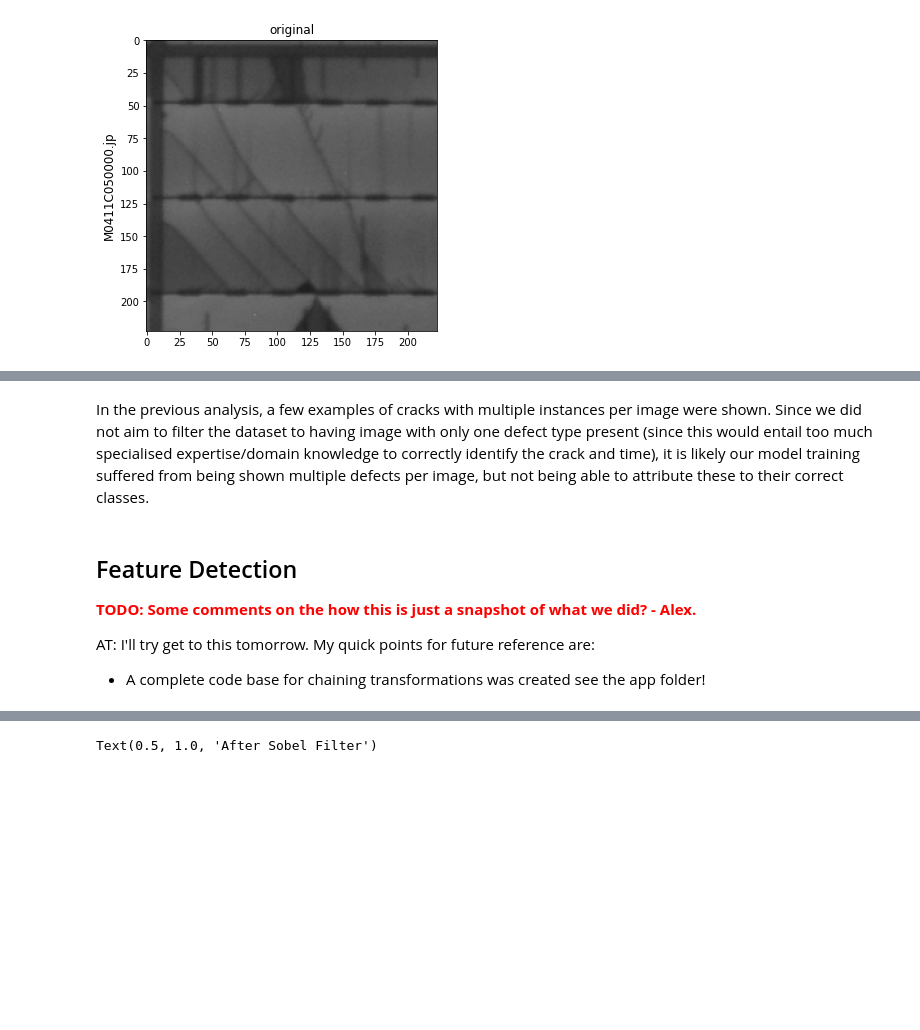
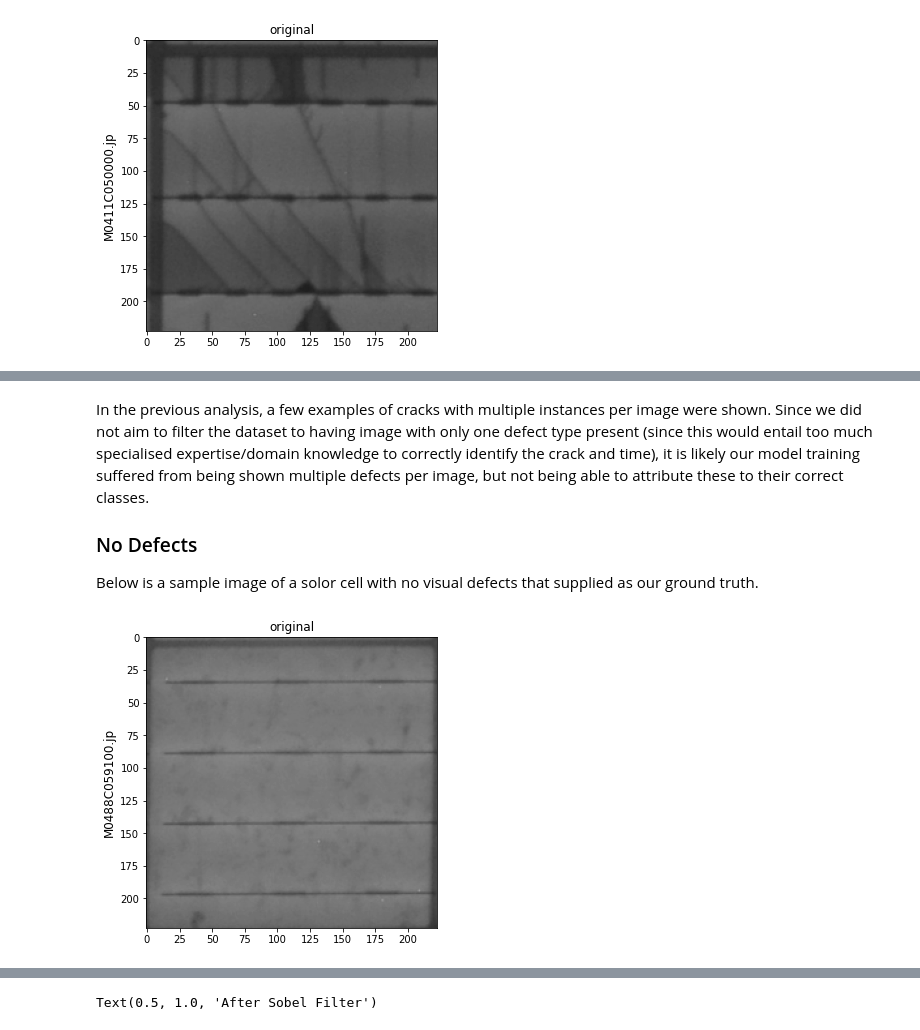
Before and after one commit to atox120/w281_finalproject_solascan, a Jupyter notebook: notebooks/main.ipynb, the cells around one changed output, grey strips where cells are left out. Saved outputs shown, nothing was run; the diff lists cells and outputs as text; code cells hidden in the pictures; blank space fills up the shorter version.

```diff
--- a/notebooks/main.ipynb
+++ b/notebooks/main.ipynb
@@ -206,10 +207,9 @@ show_example_image('Isolated', seed=1)
 # %% [markdown]
 In the previous analysis, a few examples of cracks with multiple instances per image were shown. Since we did not aim to filter the dataset to having image with only one defect type present (since this would entail too much specialised expertise/domain knowledge to correctly identify the crack and time), it is likely our model training suffered from being shown multiple defects per image, but not being able to attribute these to their correct classes.
+
+### No Defects
+Below is a sample image of a solor cell with no visual defects that supplied as our ground truth.
-# %% [markdown]
-## Feature Detection
-
-<span style="color:red">**TODO: Some comments on the how this is just a snapshot of what we did? - Alex.**</span>
-
-AT: I'll try get to this tomorrow. My quick points for future reference are:
-
-- A complete code base for chaining transformations was created see the app folder!
+# %%
+show_example_image('None', seed=2)
+# %% [output]
+[figure, added]
```
Also changed, not shown: parts of 30 cells of this notebook.
